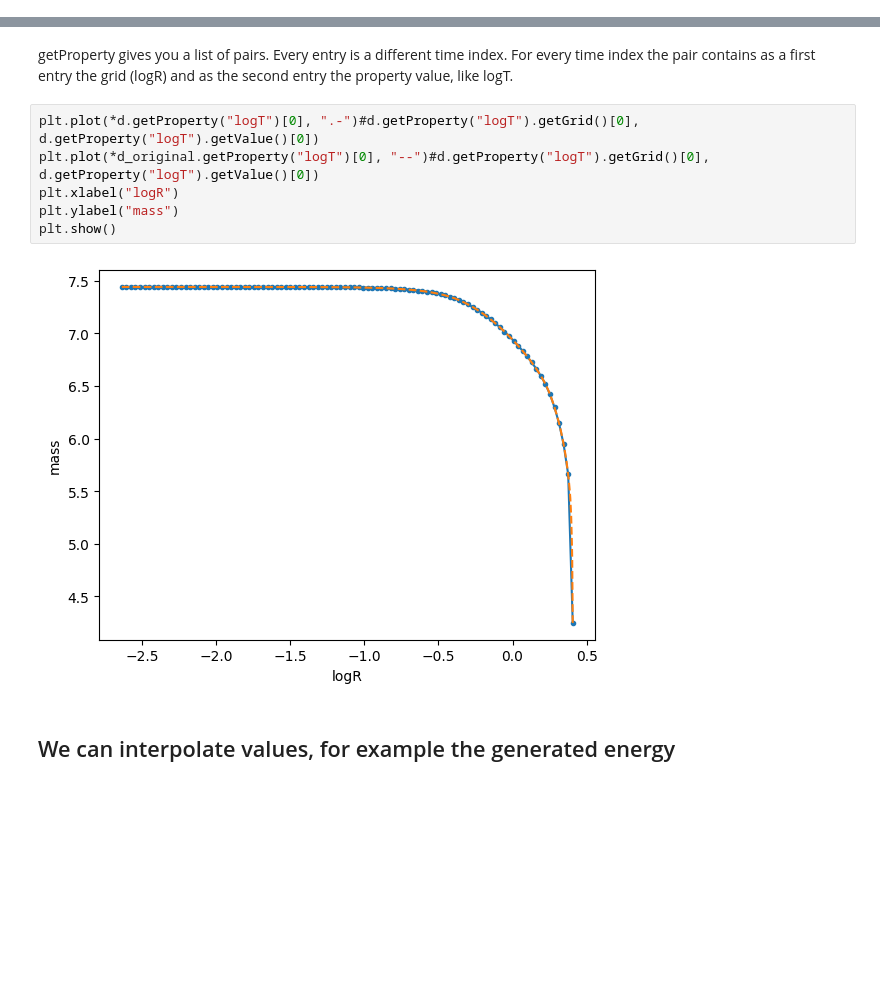
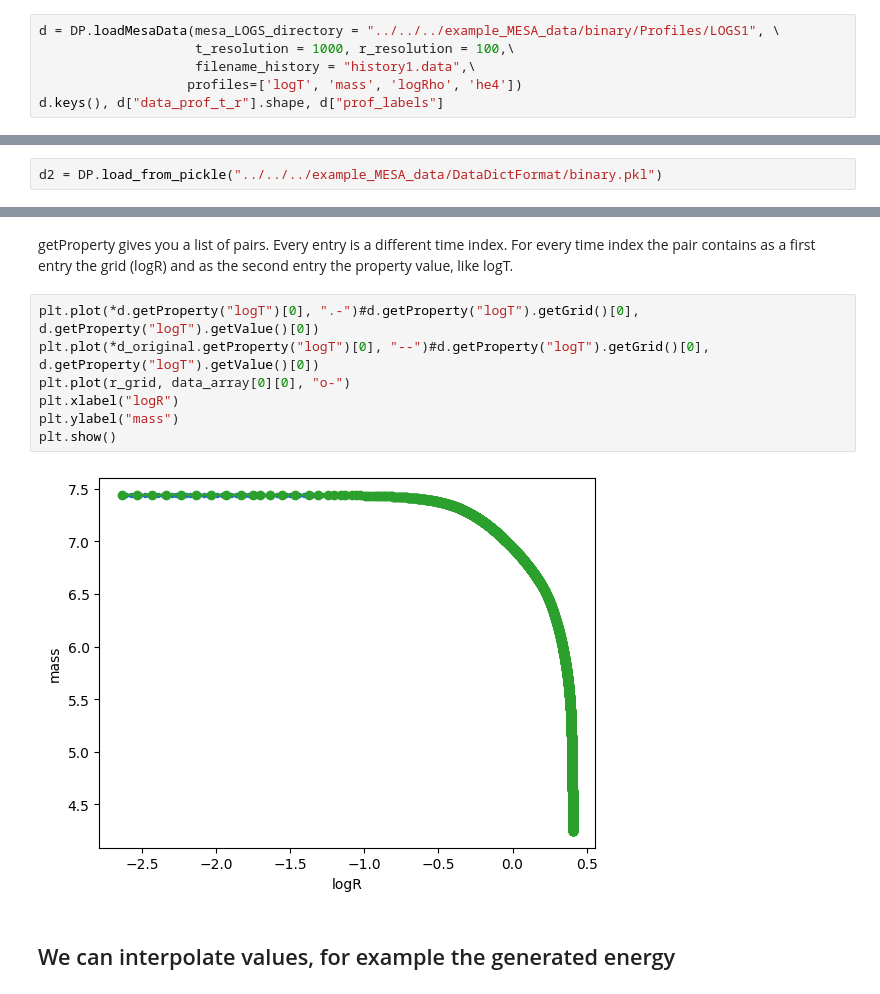
Before and after one commit to bldevries/DataPrepTulips3D, a Jupyter notebook: notebooks/Tutorial1_try_it_out.ipynb, the cells around one changed output, grey strips where cells are left out. Cells and saved outputs as stored; diff of their text form; blank space fills up the shorter version.

Commit message:
Rewrote the whole thing and now it reads into one numpy array for speed

```diff
--- a/notebooks/Tutorial1_try_it_out.ipynb
+++ b/notebooks/Tutorial1_try_it_out.ipynb
@@ -3,3 +3,9 @@ import DataPrepTulips3D as DP
 import matplotlib.pyplot as plt
 import numpy as np
 import copy
+# %%
+d = DP.loadMesaData(mesa_LOGS_directory = "../../../example_MESA_data/binary/Profiles/LOGS1", \
+                    t_resolution = 1000, r_resolution = 100,\
+                    filename_history = "history1.data",\
+                   profiles=['logT', 'mass', 'logRho', 'he4'])
+d.keys(), d["data_prof_t_r"].shape, d["prof_labels"]
@@ -5,0 +18,2 @@ import copy
+# %%
+d2 = DP.load_from_pickle("../../../example_MESA_data/DataDictFormat/binary.pkl")
@@ -78,11 +119,12 @@ getProperty gives you a list of pairs. Every entry is a different time index. Fo
 # %%
 plt.plot(*d.getProperty("logT")[0], ".-")#d.getProperty("logT").getGrid()[0], d.getProperty("logT").getValue()[0])
 plt.plot(*d_original.getProperty("logT")[0], "--")#d.getProperty("logT").getGrid()[0], d.getProperty("logT").getValue()[0])
+plt.plot(r_grid, data_array[0][0], "o-")
 plt.xlabel("logR")
 plt.ylabel("mass")
 plt.show()
 # %% [output]
-[figure, old version]
+[figure, new version]
 # %% [markdown]
 ## We can interpolate values, for example the generated energy
 # %%
```
Also changed, not shown: parts of 7 cells of this notebook, 4 other files.
